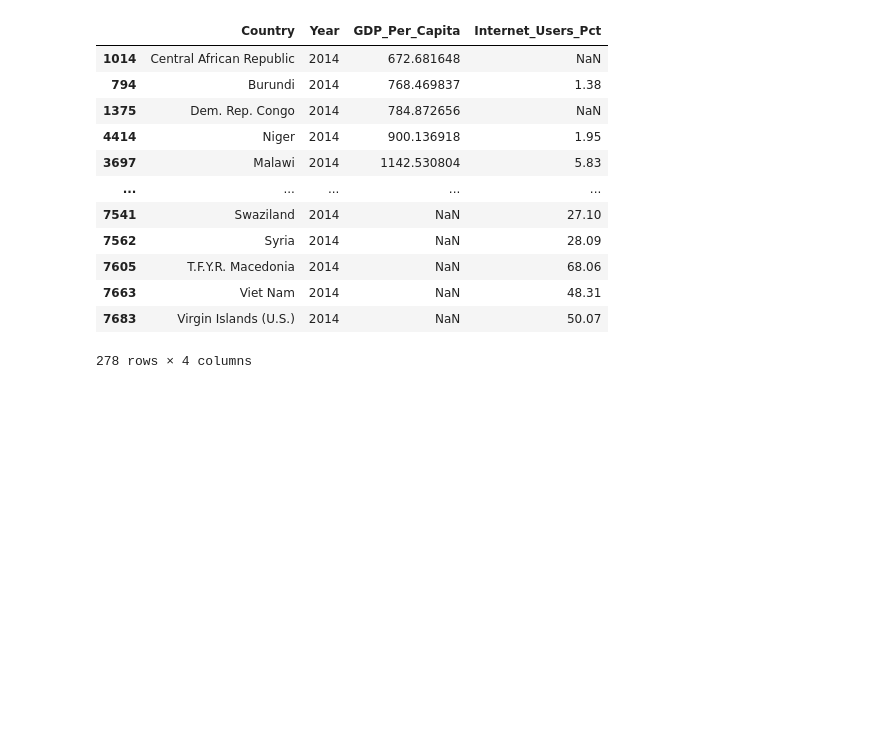
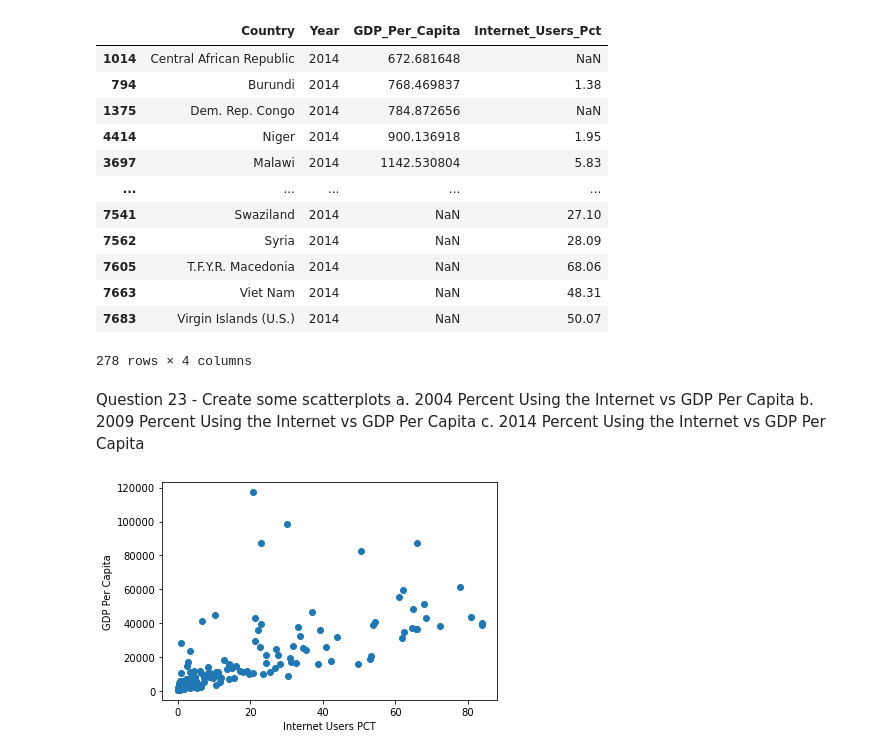
Before and after one commit to NSS-Data-Analytics-Cohort-3/un-data-MarkKoivula, a Jupyter notebook: notebooks/UNdata.ipynb, the cells around one changed output. Saved outputs shown, nothing was run; the diff lists cells and outputs as text; code cells hidden in the pictures; blank space fills up the shorter version.

Commit message:
Questions1-30 work

```diff
--- a/notebooks/UNdata.ipynb
+++ b/notebooks/UNdata.ipynb
@@ -421,3 +421,15 @@ df_2014.sort_values(by='GDP_Per_Capita', ascending=True)
 | 7663 | Viet Nam | 2014 | NaN | 48.31 |
 | 7683 | Virgin Islands (U.S.) | 2014 | NaN | 50.07 |
 278 rows × 4 columns
+# %% [markdown]
+Question 23 - Create some scatterplots
+a. 2004 Percent Using the Internet vs GDP Per Capita
+b. 2009 Percent Using the Internet vs GDP Per Capita
+c. 2014 Percent Using the Internet vs GDP Per Capita
+# %%
+plt.scatter(df_2004.Internet_Users_Pct, df_2004.GDP_Per_Capita)
+plt.xlabel("Internet Users PCT")
+plt.ylabel("GDP Per Capita")
+plt.show()
+# %% [output]
+[figure, added]
```
Also changed, not shown: parts of 17 cells of this notebook.
